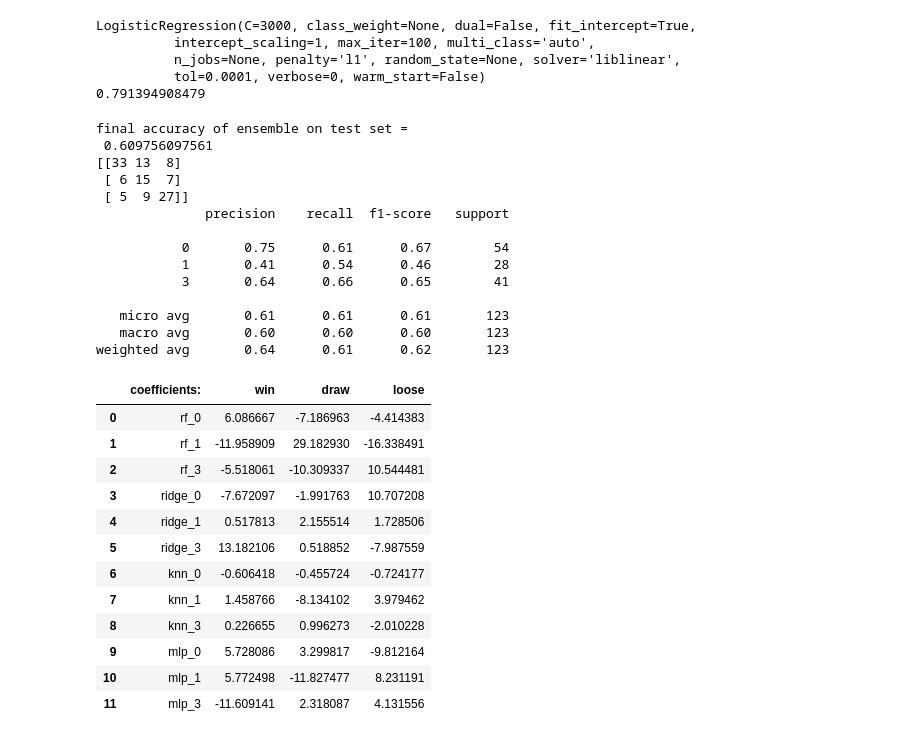
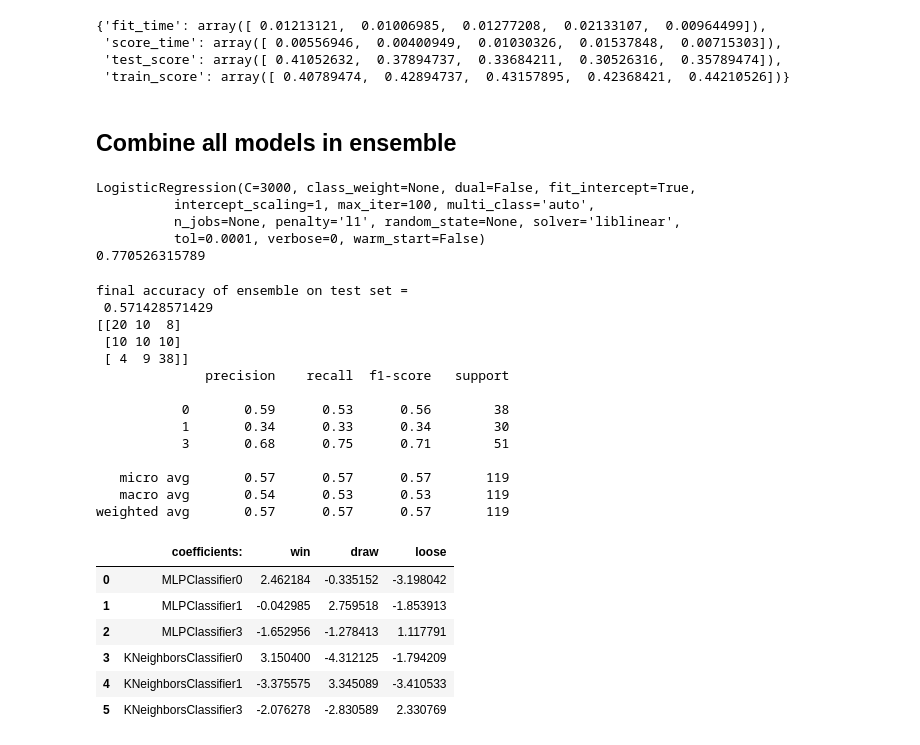
Before and after one commit to krflorian/soccer_odds, a Jupyter notebook: train_ensemble.ipynb, the cells around one changed output. Cells and saved outputs as stored; diff of their text form; code cells hidden in the pictures.

```diff
--- a/train_ensemble.ipynb
+++ b/train_ensemble.ipynb
@@ -135,5 +199,8 @@ feature_importance = (pd.DataFrame({'features': X_train.columns,
                                     'importance': mdl_rf.feature_importances_})
                         .sort_values('importance', ascending=False))
 print(feature_importance)
+
+if search.best_score_ > 0.5:
+    model_list += mdl_rf
 # %% [output]
 RandomForestClassifier(bootstrap=True, class_weight=None, criterion='gini',
@@ -178,4 +245,7 @@ mdl_mlp = search.best_estimator_
 
 print(mdl_mlp)
 print(search.best_score_)
+
+if search.best_score_ > 0.5:
+    model_list += mdl_mlp
 # %% [output]
@@ -190,10 +260,32 @@ MLPClassifier(activation='relu', alpha=10, batch_size=20, beta_1=0.9,
+# %%
+from sklearn.naive_bayes import GaussianNB
+from sklearn.model_selection import cross_validate
+
+mdl_bay = GaussianNB()
+
+kfold = KFold(n_splits=5, shuffle = True, random_state = 1)
+
+cv_result = cross_validate(mdl_bay, X_train, y_train, cv=kfold, scoring='accuracy')
+mdl_bay.fit(X_train, y_train)
+
+print(np.mean(cv_result['test_score']))
+
+if np.mean(cv_result['test_score']) > 0.5:
+    model_list += mdl_mlp
+# %% [output]
+{'fit_time': array([ 0.01213121,  0.01006985,  0.01277208,  0.02133107,  0.00964499]),
+ 'score_time': array([ 0.00556946,  0.00400949,  0.01030326,  0.01537848,  0.00715303]),
+ 'test_score': array([ 0.41052632,  0.37894737,  0.33684211,  0.30526316,  0.35789474]),
+ 'train_score': array([ 0.40789474,  0.42894737,  0.43157895,  0.42368421,  0.44210526])}
+# %% [markdown]
+## Combine all models in ensemble
 # %%
 #################################################
 # Ensemble - setup logistic regression - lasso  #
 #################################################
 
 # get features
-X_ensemble = sc.get_ensemble_x(X_train, mdl_ridge, mdl_knn, mdl_rf, mdl_mlp)
+X_ensemble = sc.get_ensemble_x(X_train, model_list)
 
 # train logistic regression ensemble
 mdl_lasso = LogisticRegression(penalty='l1', solver='liblinear', max_iter=100, multi_class = 'auto')
@@ -220,54 +312,49 @@ LogisticRegression(C=3000, class_weight=None, dual=False, fit_intercept=True,
           intercept_scaling=1, max_iter=100, multi_class='auto',
           n_jobs=None, penalty='l1', random_state=None, solver='liblinear',
           tol=0.0001, verbose=0, warm_start=False)
-0.791394908479
+0.770526315789
 # %%
 ############################
 # TEST model performance  ##
 ############################
+# add models to list
+# model_list = [mdl_mlp, mdl_rf, mdl_knn, mdl_ridge]
 
-# rename!!!!!!!!!!!!!!!!!!!!!!!!!!!!!
-X_ensemble = sc.get_ensemble_x(X_test, mdl_ridge, mdl_knn, mdl_rf, mdl_mlp)
+X_ensemble = sc.get_ensemble_x(X_test, model_list)
 
 coefficients = pd.DataFrame({'coefficients: ': list(X_ensemble.columns),
                              'win': mdl_ensemble.coef_[0],
                              'draw':mdl_ensemble.coef_[1],
                              'loose': mdl_ensemble.coef_[2]})
 
 y_hat_ensemble = mdl_ensemble.predict(X_ensemble)
 
 print('final accuracy of ensemble on test set = \n', accuracy_score(y_test, y_hat_ensemble))
 print(confusion_matrix(y_test, y_hat_ensemble))
 print(classification_report(y_test, y_hat_ensemble))
 coefficients
 # %% [output]
 final accuracy of ensemble on test set =
- 0.609756097561
-[[33 13  8]
- [ 6 15  7]
- [ 5  9 27]]
+ 0.571428571429
+[[20 10  8]
+ [10 10 10]
+ [ 4  9 38]]
               precision    recall  f1-score   support
 
-           0       0.75      0.61      0.67        54
-           1       0.41      0.54      0.46        28
-           3       0.64      0.66      0.65        41
+           0       0.59      0.53      0.56        38
+           1       0.34      0.33      0.34        30
+           3       0.68      0.75      0.71        51
 
-   micro avg       0.61      0.61      0.61       123
-   macro avg       0.60      0.60      0.60       123
-weighted avg       0.64      0.61      0.62       123
+   micro avg       0.57      0.57      0.57       119
+   macro avg       0.54      0.53      0.53       119
+weighted avg       0.57      0.57      0.57       119
 |  | coefficients: | win | draw | loose |
-| 0 | rf_0 | 6.086667 | -7.186963 | -4.414383 |
-| 1 | rf_1 | -11.958909 | 29.182930 | -16.338491 |
-| 2 | rf_3 | -5.518061 | -10.309337 | 10.544481 |
-| 3 | ridge_0 | -7.672097 | -1.991763 | 10.707208 |
-| 4 | ridge_1 | 0.517813 | 2.155514 | 1.728506 |
-| 5 | ridge_3 | 13.182106 | 0.518852 | -7.987559 |
-| 6 | knn_0 | -0.606418 | -0.455724 | -0.724177 |
-| 7 | knn_1 | 1.458766 | -8.134102 | 3.979462 |
-| 8 | knn_3 | 0.226655 | 0.996273 | -2.010228 |
-| 9 | mlp_0 | 5.728086 | 3.299817 | -9.812164 |
-| 10 | mlp_1 | 5.772498 | -11.827477 | 8.231191 |
-| 11 | mlp_3 | -11.609141 | 2.318087 | 4.131556 |
+| 0 | MLPClassifier0 | 2.462184 | -0.335152 | -3.198042 |
+| 1 | MLPClassifier1 | -0.042985 | 2.759518 | -1.853913 |
+| 2 | MLPClassifier3 | -1.652956 | -1.278413 | 1.117791 |
+| 3 | KNeighborsClassifier0 | 3.150400 | -4.312125 | -1.794209 |
+| 4 | KNeighborsClassifier1 | -3.375575 | 3.345089 | -3.410533 |
+| 5 | KNeighborsClassifier3 | -2.076278 | -2.830589 | 2.330769 |
 # %%
 ###############################
 # setup threshold
```
Also changed, not shown: parts of 15 cells of this notebook, 5 other files.
